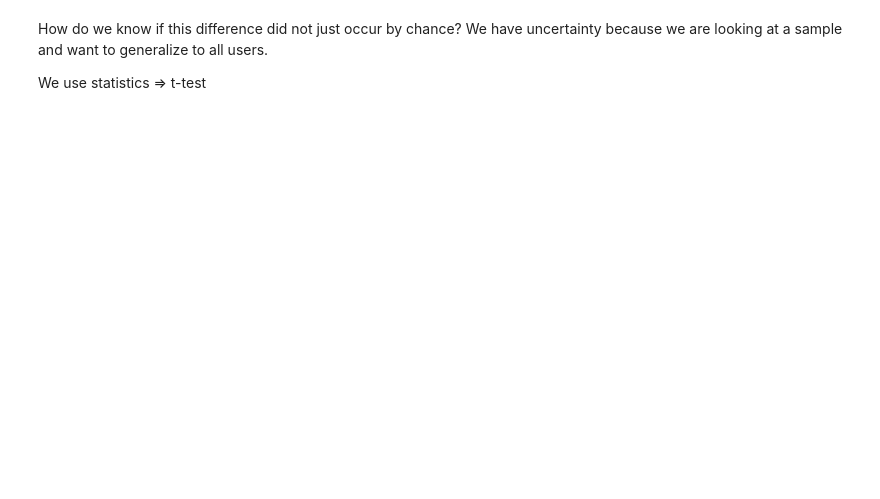
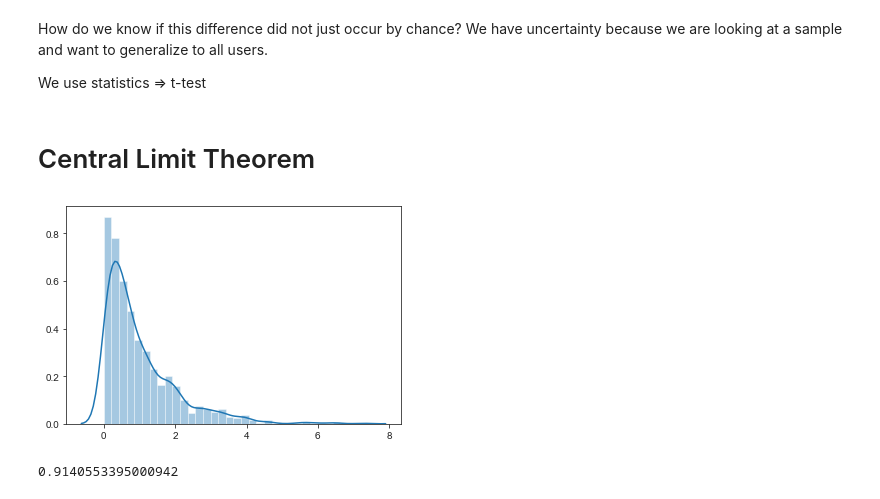
Before and after one commit to ironhack-datalabs/data-ber-06-20, a Jupyter notebook: Notes/module-2/week-5/3_analytics-ab_testing-hypothesis_testing.ipynb, the cells around one changed output. Saved outputs shown, nothing was run; the diff lists cells and outputs as text; code cells hidden in the pictures; blank space fills up the shorter version.

```diff
--- a/Notes/module-2/week-5/3_analytics-ab_testing-hypothesis_testing.ipynb
+++ b/Notes/module-2/week-5/3_analytics-ab_testing-hypothesis_testing.ipynb
@@ -113,3 +113,9 @@ We have uncertainty because we are looking at a sample and want to generalize to
 
 
 We use statistics => t-test
+# %% [markdown]
+# Central Limit Theorem
+# %%
+sns.distplot(np.random.exponential(size=1000));
+# %% [output]
+[figure, added]
@@ -115,0 +124,4 @@ We use statistics => t-test
+# %%
+sample.mean()
+# %% [output]
+0.9140553395000942
```
Also changed, not shown: parts of 32 cells of this notebook, 1 other file.
